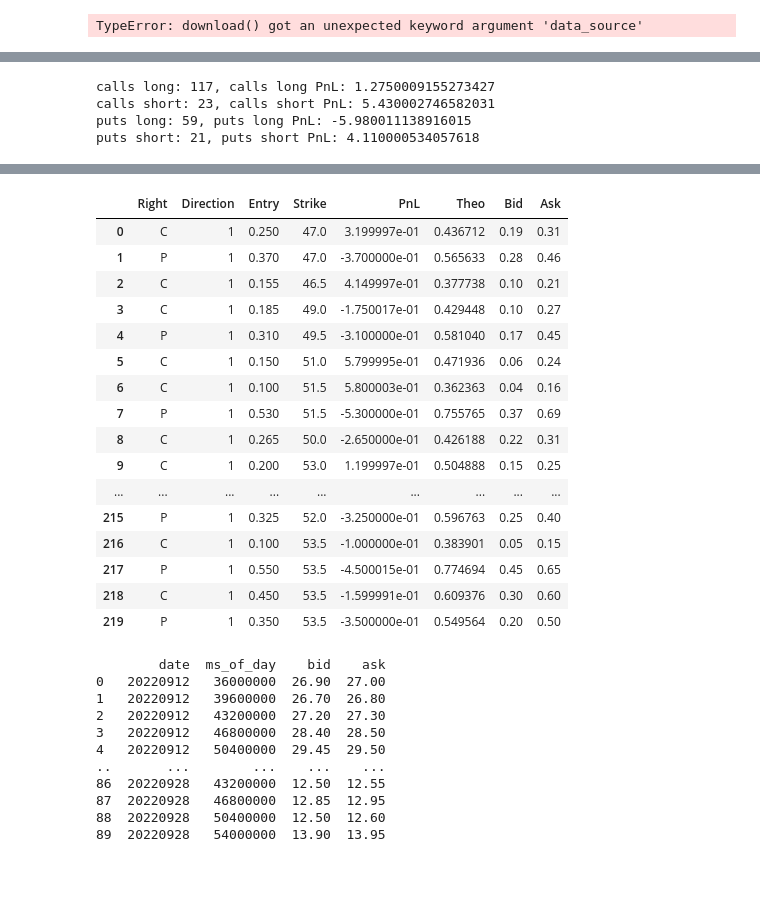
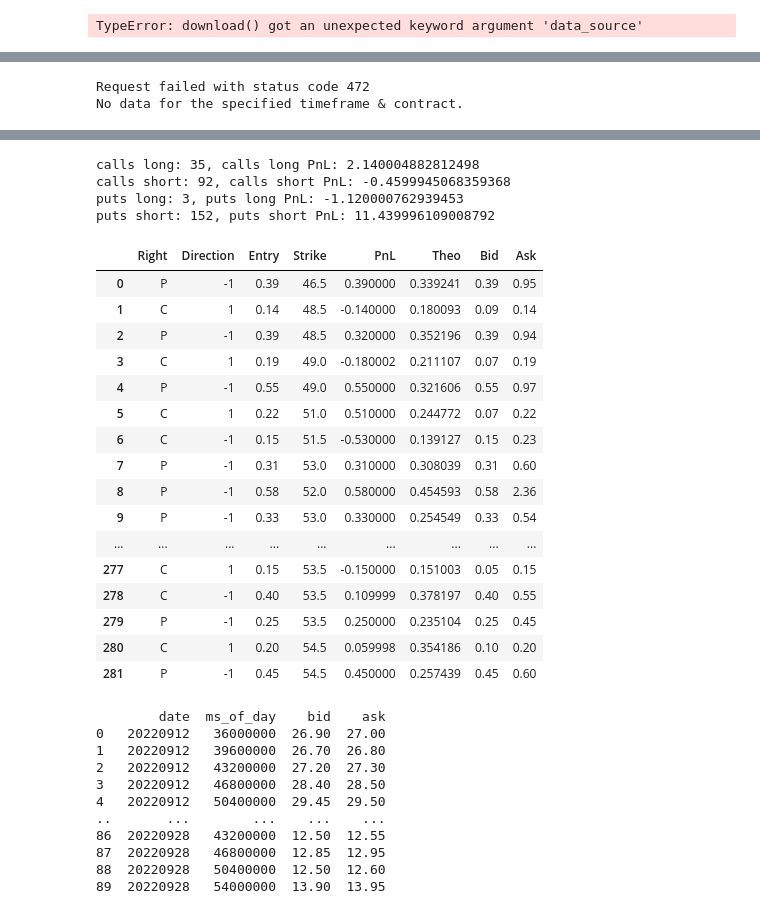
Before and after one commit to xjonwang/gt-trading-club-vix-skew, a Jupyter notebook: roots.ipynb, the cells around one changed output, grey strips where cells are left out. Cells and saved outputs as stored; diff of their text form; code cells hidden in the pictures; blank space fills up the shorter version.

```diff
--- a/roots.ipynb
+++ b/roots.ipynb
@@ -313,0 +300,10 @@ for date in spy_dates:
+# %%
+event_vols = []
+spx_prices = pdr.get_data_yahoo(["^SPX"], dt.date(2022, 10, 12), dt.date(2024, 3, 2), progress=False)
+spx_prices.reset_index(inplace=True)
+spx_prices["Date"] = spx_prices["Date"].dt.strftime("%Y%m%d")
+
+def df_event_vol(row):
+    return get_event_vol(spot=row["Adj Close"], date=int(row["Date"]), lookahead=3)
+
+event_vols = (spx_prices.apply(df_event_vol, axis=1)).tolist()
@@ -313,0 +314,4 @@ for date in spy_dates:
+# %%
+event_vols = np.array(event_vols)
+p75 = np.percentile(event_vols, 75)
+print(p75)
@@ -322,17 +335,19 @@ def data_cleaner(start_date: dt.date, end_date: dt.date, threshold: float):
     svxy_returns = []
 
     # svxy_expirations = client.get_expirations(root="SVXY")["response"]
+    '''
     svxy_event_vols = []
     for date, spot in zip(svxy_spots.index, svxy_spots):
         event_vol = get_event_vol(spot=spot, date=date, lookahead=5, expiries=None)
         svxy_event_vols.append(event_vol)
+    '''
 
-    for i in range(1, len(svxy_event_vols)):
-        if svxy_event_vols[i] > threshold or svxy_event_vols[i-1] > threshold:
+    for i in range(1, len(svxy_spots)):
+        if event_vols[i] > threshold or event_vols[i-1] > threshold:
             continue
         else:
             svxy_returns.append(math.log(svxy_spots[i] / svxy_spots[i-1]))
 
     return svxy_returns
 
-data_cleaner(dt.date(2023, 5, 1), dt.date(2023, 6, 1), )
+clean_data = data_cleaner(start_date=dt.date(2022, 10, 12), end_date=dt.date(2024, 3, 2), threshold=p75)
@@ -486,12 +460,11 @@ class GMM:
         price = pdr.get_data_yahoo([root], start_date, dt.date.today(), progress=False)['Adj Close']
         daily_returns = np.log(price/price.shift(1))
         daily_returns_sanitized = [x for x in daily_returns.values if x is not None and math.isfinite(x) and abs(x) < 1.5]
-        self.n_components = 2
+        self.n_components = 3
         self.component_pdfs = [None] * self.n_components
         self.daily_returns_sanitized = np.array(daily_returns_sanitized).reshape(-1, 1)
         self.gmm = GaussianMixture(n_components=self.n_components)
         self.gmm.fit(self.daily_returns_sanitized)
-        print(self.gmm.score_samples(np.array([[0]])))
         self.plot(self.gmm, self.n_components)
 
     def plot(self, gmm: GaussianMixture, n_components: int):
@@ -500,7 +473,6 @@ class GMM:
         for i in range(n_components):
             self.component_pdfs[i] = norm(loc=gmm.means_[i], scale=math.sqrt(gmm.covariances_[i]))
             plt.plot(x, self.component_pdfs[i].pdf(x), color='red')
-        print(self.gmm.score_samples(np.array(x)))
         plt.plot(x, np.exp(self.gmm.score_samples(np.array(x))), color='black')
         plt.xlabel('Value')
         plt.ylabel('Density')
@@ -574,4 +546,4 @@ class GMM:
             if verbose: print(f"theo (put): {theo}, bid: {bid}, ask: {ask}")
             return (int(theo > ask) - int(theo < bid), theo)
 
-svxy_model = GMM(root="SVXY", start_date=dt.date(2013, 1, 1))
+trash_model = GMM(root="SVXY", start_date=dt.date(2022, 10, 12))
@@ -627,7 +601,7 @@ class Engine:
         return pd.DataFrame(self.trades, columns=["Right", "Direction", "Entry", "Strike", "PnL", "Theo", "Bid", "Ask"])
 # %%
 # backtesting framework - SVIX and SVXY
-flag = False
+flag = True
 svix_expirations = client.get_expirations(root="SVIX")["response"][-280:-250]
 svxy_expirations = client.get_expirations(root="SVXY")["response"][-280:-80]
 print(svix_expirations, svxy_expirations)
@@ -683,15 +657,14 @@ for exp, start_date in zip(svxy_expirations, svxy_start_dates):
     put_signal, put_theo = svxy_model.signal(strike=K, spot=spot_price, bid=last_put["bid"], ask=last_put["ask"], right=Right.PUT)
     call_mid = (last_call["ask"] + last_call["bid"]) / 2
     put_mid = (last_put["ask"] + last_put["bid"]) / 2
-    if flag: print(f"SVXY {exp} {strike_price} {call_signal} {put_signal}")
     if call_signal == 1:
-        engine.pnl_option_to_expiry(entry=call_mid, strike=K, exp=exp_datetime, right=Right.CALL, direction=1, theo=call_theo, bid=last_call["bid"], ask=last_call["ask"])
+        engine.pnl_option_to_expiry(entry=last_call["ask"], strike=K, exp=exp_datetime, right=Right.CALL, direction=1, theo=call_theo, bid=last_call["bid"], ask=last_call["ask"])
     elif call_signal == -1:
-        engine.pnl_option_to_expiry(entry=call_mid, strike=K, exp=exp_datetime, right=Right.CALL, direction=-1, theo=call_theo, bid=last_call["bid"], ask=last_call["ask"])
+        engine.pnl_option_to_expiry(entry=last_call["bid"], strike=K, exp=exp_datetime, right=Right.CALL, direction=-1, theo=call_theo, bid=last_call["bid"], ask=last_call["ask"])
     if put_signal == 1:
-        engine.pnl_option_to_expiry(entry=put_mid, strike=K, exp=exp_datetime, right=Right.PUT, direction=1, theo=put_theo, bid=last_put["bid"], ask=last_put["ask"])
+        engine.pnl_option_to_expiry(entry=last_put["ask"], strike=K, exp=exp_datetime, right=Right.PUT, direction=1, theo=put_theo, bid=last_put["bid"], ask=last_put["ask"])
     elif put_signal == -1:
-        engine.pnl_option_to_expiry(entry=put_mid, strike=K, exp=exp_datetime, right=Right.PUT, direction=-1, theo=put_theo, bid=last_put["bid"], ask=last_put["ask"])
+        engine.pnl_option_to_expiry(entry=last_put["bid"], strike=K, exp=exp_datetime, right=Right.PUT, direction=-1, theo=put_theo, bid=last_put["bid"], ask=last_put["ask"])
 
 engine.print_pnl()
 engine.get_trades()
@@ -717,4 +684,2 @@ engine.get_trades()
-calls long: 117, calls long PnL: 1.2750009155273427
-calls short: 23, calls short PnL: 5.430002746582031
-puts long: 59, puts long PnL: -5.980011138916015
-puts short: 21, puts short PnL: 4.110000534057618
+Request failed with status code 472
+No data for the specified timeframe & contract.
@@ -721,20 +697,24 @@ puts short: 21, puts short PnL: 4.110000534057618
+calls long: 35, calls long PnL: 2.140004882812498
+calls short: 92, calls short PnL: -0.4599945068359368
+puts long: 3, puts long PnL: -1.120000762939453
+puts short: 152, puts short PnL: 11.439996109008792
 |  | Right | Direction | Entry | Strike | PnL | Theo | Bid | Ask |
-| 0 | C | 1 | 0.250 | 47.0 | 3.199997e-01 | 0.436712 | 0.19 | 0.31 |
-| 1 | P | 1 | 0.370 | 47.0 | -3.700000e-01 | 0.565633 | 0.28 | 0.46 |
-| 2 | C | 1 | 0.155 | 46.5 | 4.149997e-01 | 0.377738 | 0.10 | 0.21 |
-| 3 | C | 1 | 0.185 | 49.0 | -1.750017e-01 | 0.429448 | 0.10 | 0.27 |
-| 4 | P | 1 | 0.310 | 49.5 | -3.100000e-01 | 0.581040 | 0.17 | 0.45 |
-| 5 | C | 1 | 0.150 | 51.0 | 5.799995e-01 | 0.471936 | 0.06 | 0.24 |
-| 6 | C | 1 | 0.100 | 51.5 | 5.800003e-01 | 0.362363 | 0.04 | 0.16 |
-| 7 | P | 1 | 0.530 | 51.5 | -5.300000e-01 | 0.755765 | 0.37 | 0.69 |
-| 8 | C | 1 | 0.265 | 50.0 | -2.650000e-01 | 0.426188 | 0.22 | 0.31 |
-| 9 | C | 1 | 0.200 | 53.0 | 1.199997e-01 | 0.504888 | 0.15 | 0.25 |
+| 0 | P | -1 | 0.39 | 46.5 | 0.390000 | 0.339241 | 0.39 | 0.95 |
+| 1 | C | 1 | 0.14 | 48.5 | -0.140000 | 0.180093 | 0.09 | 0.14 |
+| 2 | P | -1 | 0.39 | 48.5 | 0.320000 | 0.352196 | 0.39 | 0.94 |
+| 3 | C | 1 | 0.19 | 49.0 | -0.180002 | 0.211107 | 0.07 | 0.19 |
+| 4 | P | -1 | 0.55 | 49.0 | 0.550000 | 0.321606 | 0.55 | 0.97 |
+| 5 | C | 1 | 0.22 | 51.0 | 0.510000 | 0.244772 | 0.07 | 0.22 |
+| 6 | C | -1 | 0.15 | 51.5 | -0.530000 | 0.139127 | 0.15 | 0.23 |
+| 7 | P | -1 | 0.31 | 53.0 | 0.310000 | 0.308039 | 0.31 | 0.60 |
+| 8 | P | -1 | 0.58 | 52.0 | 0.580000 | 0.454593 | 0.58 | 2.36 |
+| 9 | P | -1 | 0.33 | 53.0 | 0.330000 | 0.254549 | 0.33 | 0.54 |
 | ... | ... | ... | ... | ... | ... | ... | ... | ... |
-| 215 | P | 1 | 0.325 | 52.0 | -3.250000e-01 | 0.596763 | 0.25 | 0.40 |
-| 216 | C | 1 | 0.100 | 53.5 | -1.000000e-01 | 0.383901 | 0.05 | 0.15 |
-| 217 | P | 1 | 0.550 | 53.5 | -4.500015e-01 | 0.774694 | 0.45 | 0.65 |
-| 218 | C | 1 | 0.450 | 53.5 | -1.599991e-01 | 0.609376 | 0.30 | 0.60 |
-| 219 | P | 1 | 0.350 | 53.5 | -3.500000e-01 | 0.549564 | 0.20 | 0.50 |
+| 277 | C | 1 | 0.15 | 53.5 | -0.150000 | 0.151003 | 0.05 | 0.15 |
+| 278 | C | -1 | 0.40 | 53.5 | 0.109999 | 0.378197 | 0.40 | 0.55 |
+| 279 | P | -1 | 0.25 | 53.5 | 0.250000 | 0.235104 | 0.25 | 0.45 |
+| 280 | C | 1 | 0.20 | 54.5 | 0.059998 | 0.354186 | 0.10 | 0.20 |
+| 281 | P | -1 | 0.45 | 54.5 | 0.450000 | 0.257439 | 0.45 | 0.60 |
 # %%
 """
 Base KDE (Scott's Rule) stats
```
Also changed, not shown: parts of 10 cells of this notebook.
